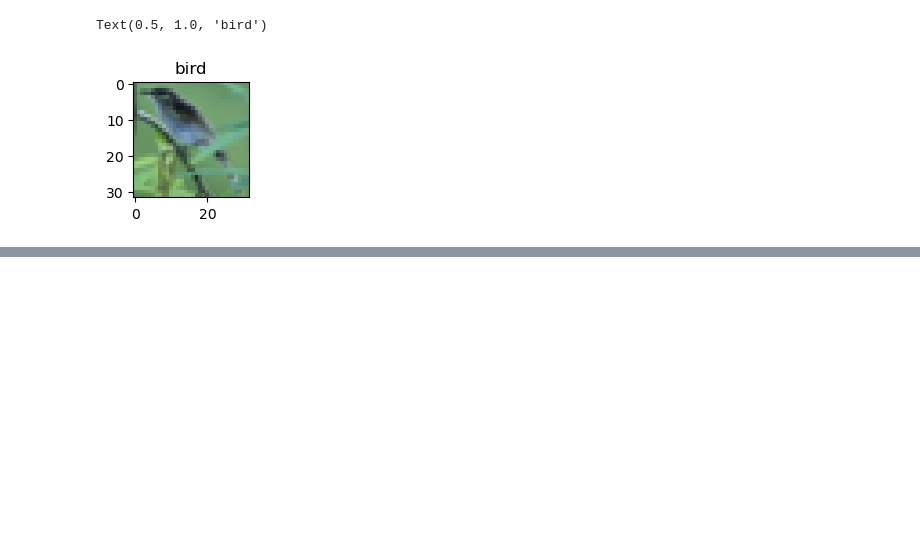
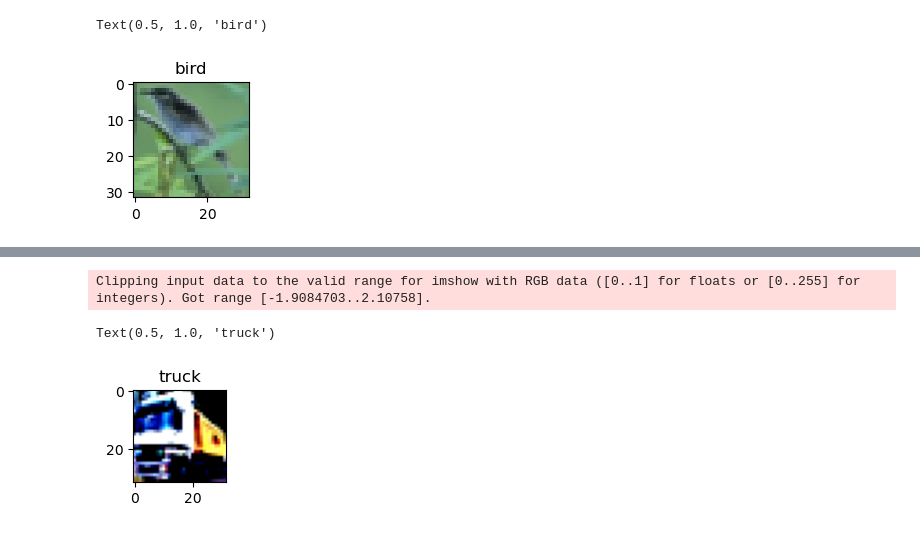
Before and after one commit to abdulkadiripek/DeepLearningBootcamp, a Jupyter notebook: DeepLearning/05- IntroToComputerVision.ipynb, the cells around one changed output, grey strips where cells are left out. Saved outputs shown, nothing was run; the diff lists cells and outputs as text; code cells hidden in the pictures; blank space fills up the shorter version.

Commit message:
Data normalization

```diff
--- a/DeepLearning/05- IntroToComputerVision.ipynb
+++ b/DeepLearning/05- IntroToComputerVision.ipynb
@@ -101,0 +104,23 @@ Text(0.5, 1.0, 'bird')
+# %%
+# Hız aç
+transform = transforms.Compose([
+    transforms.ToTensor(),
+    transforms.Normalize(
+        mean=[0.491, 0.482, 0.446],
+        std =[0.247, 0.243, 0.261])
+])
+# %%
+train_data = datasets.CIFAR10(
+    root = "data",
+    train = True,
+    download = True,
+    transform = transform,
+    target_transform = None
+)
+
+test_data = datasets.CIFAR10(
+    root = "data",
+    train = False,
+    download = True,
+    transform = transform,
+)
@@ -101,0 +149,10 @@ Text(0.5, 1.0, 'bird')
+# %%
+image , label = train_data[1]
+image = image.permute(1,2,0)
+plt.figure(figsize=(1.2,1.2))
+plt.imshow(image)
+plt.title(class_names[label])
+# %% [output]
+Clipping input data to the valid range for imshow with RGB data ([0..1] for floats or [0..255] for integers). Got range [-1.9084703..2.10758].
+Text(0.5, 1.0, 'truck')
+[figure, added]
```
Also changed, not shown: parts of 3 cells of this notebook.
